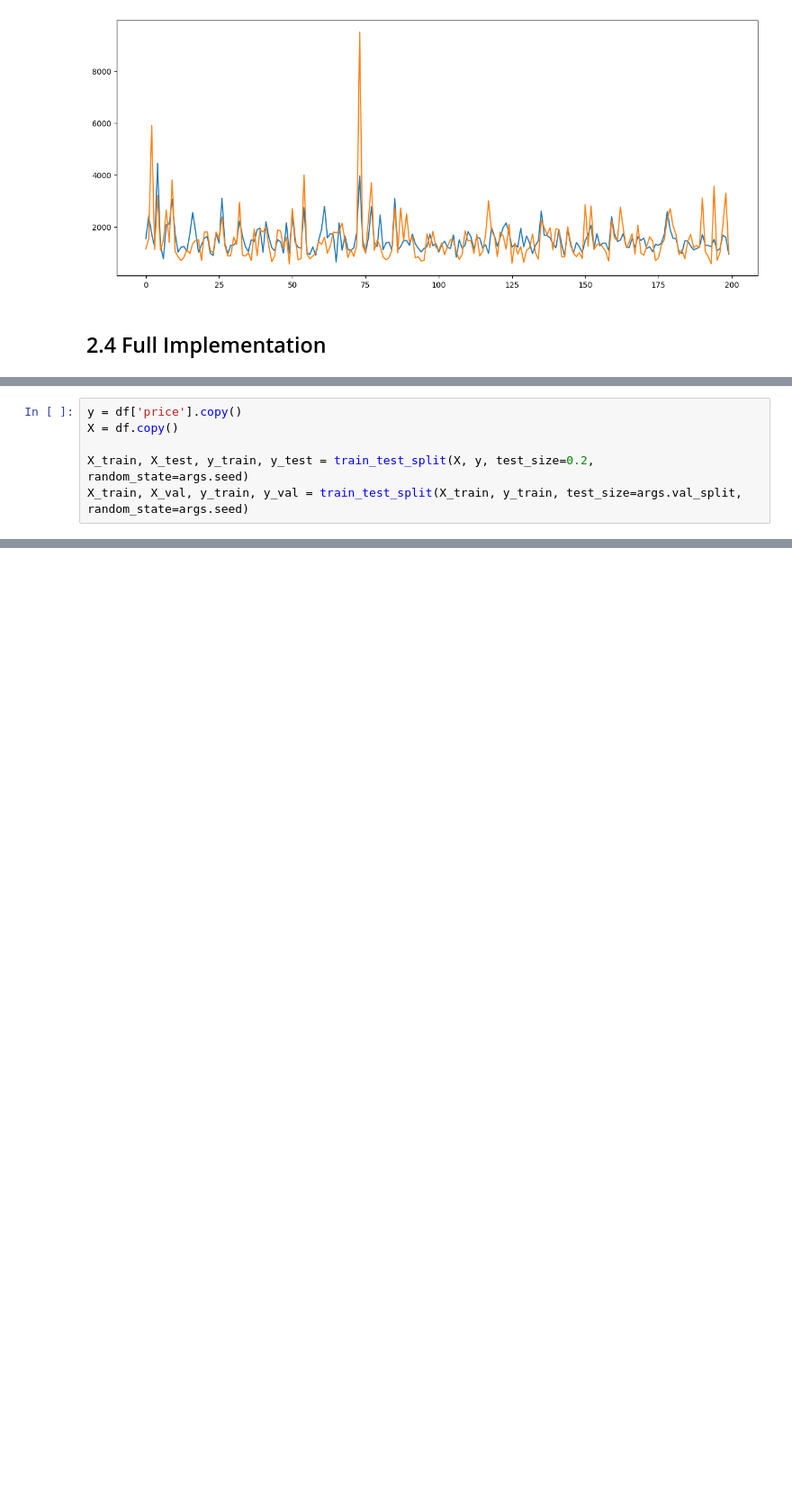
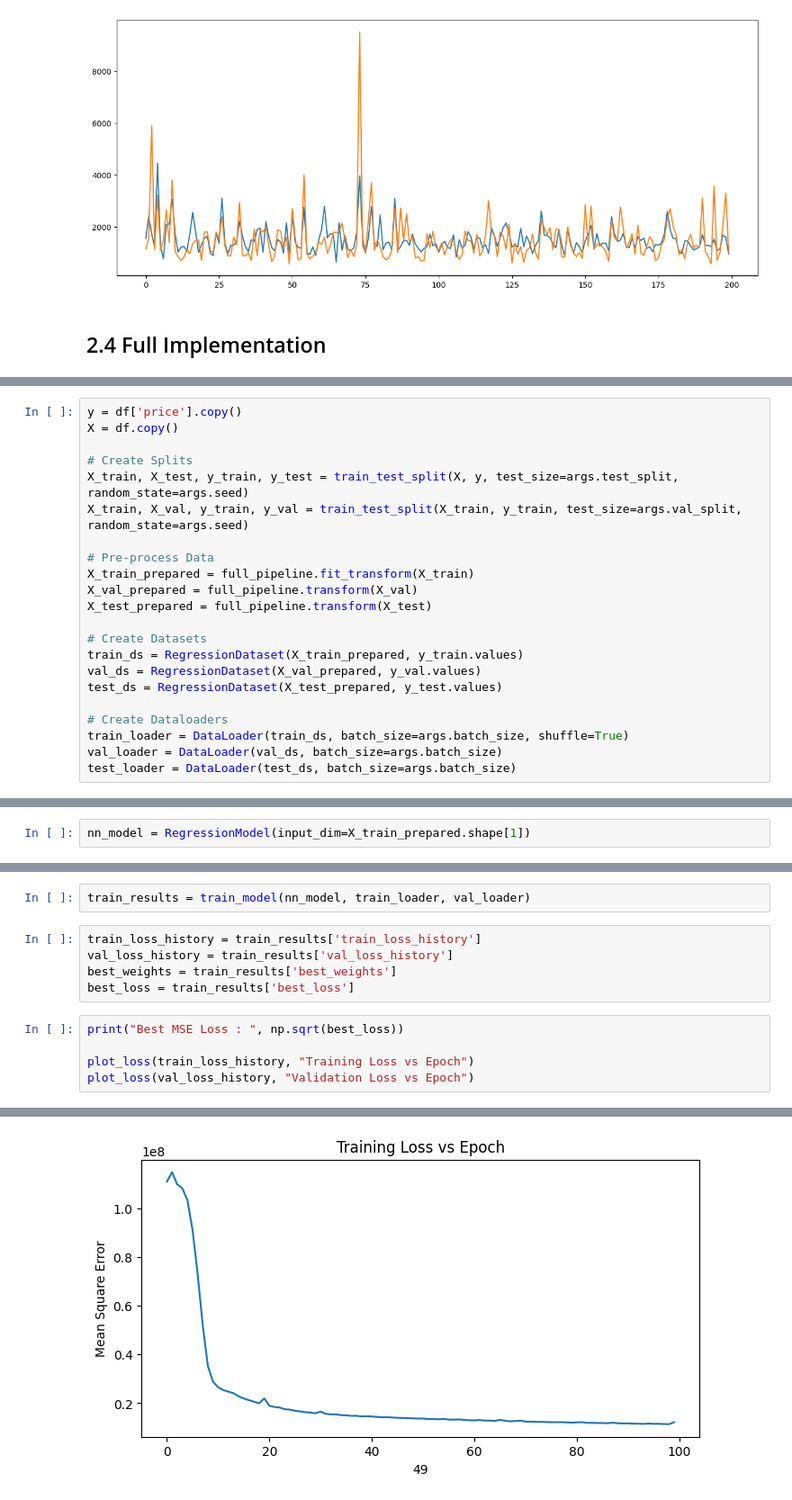
Before and after one commit to jimmyjz1127/MLPApartmentPricePrediction, a Jupyter notebook: apartment_pricing_train.ipynb, the cells around one changed output, grey strips where cells are left out. Shown: that part at 90% size. Cells and saved outputs as stored; diff of their text form; blank space fills up the shorter version.

```diff
--- a/apartment_pricing_train.ipynb
+++ b/apartment_pricing_train.ipynb
@@ -530,5 +570,21 @@ def train_model(model, train_loader, val_loader, test_loader):
 y = df['price'].copy()
 X = df.copy()
 
-X_train, X_test, y_train, y_test = train_test_split(X, y, test_size=0.2, random_state=args.seed)
+# Create Splits
+X_train, X_test, y_train, y_test = train_test_split(X, y, test_size=args.test_split, random_state=args.seed)
 X_train, X_val, y_train, y_val = train_test_split(X_train, y_train, test_size=args.val_split, random_state=args.seed)
+
+# Pre-process Data
+X_train_prepared = full_pipeline.fit_transform(X_train)
+X_val_prepared = full_pipeline.transform(X_val)
+X_test_prepared = full_pipeline.transform(X_test)
+
+# Create Datasets
+train_ds = RegressionDataset(X_train_prepared, y_train.values)
+val_ds = RegressionDataset(X_val_prepared, y_val.values)
+test_ds = RegressionDataset(X_test_prepared, y_test.values)
+
+# Create Dataloaders
+train_loader = DataLoader(train_ds, batch_size=args.batch_size, shuffle=True)
+val_loader = DataLoader(val_ds, batch_size=args.batch_size)
+test_loader = DataLoader(test_ds, batch_size=args.batch_size)
@@ -534,0 +593,2 @@ X_train, X_val, y_train, y_val = train_test_split(X_train, y_train, test_size=ar
+# %%
+nn_model = RegressionModel(input_dim=X_train_prepared.shape[1])
@@ -534,0 +597,13 @@ X_train, X_val, y_train, y_val = train_test_split(X_train, y_train, test_size=ar
+# %%
+train_results = train_model(nn_model, train_loader, val_loader)
+# %%
+train_loss_history = train_results['train_loss_history']
+val_loss_history = train_results['val_loss_history']
+best_weights = train_results['best_weights']
+best_loss = train_results['best_loss']
+# %%
+print("Best MSE Loss : ", np.sqrt(best_loss))
+
+plot_loss(train_loss_history, "Training Loss vs Epoch")
+plot_loss(val_loss_history, "Validation Loss vs Epoch")
+# %% [output]
@@ -534,0 +611 @@ X_train, X_val, y_train, y_val = train_test_split(X_train, y_train, test_size=ar
+[figure, added]
```
Also changed, not shown: parts of 22 cells of this notebook.
